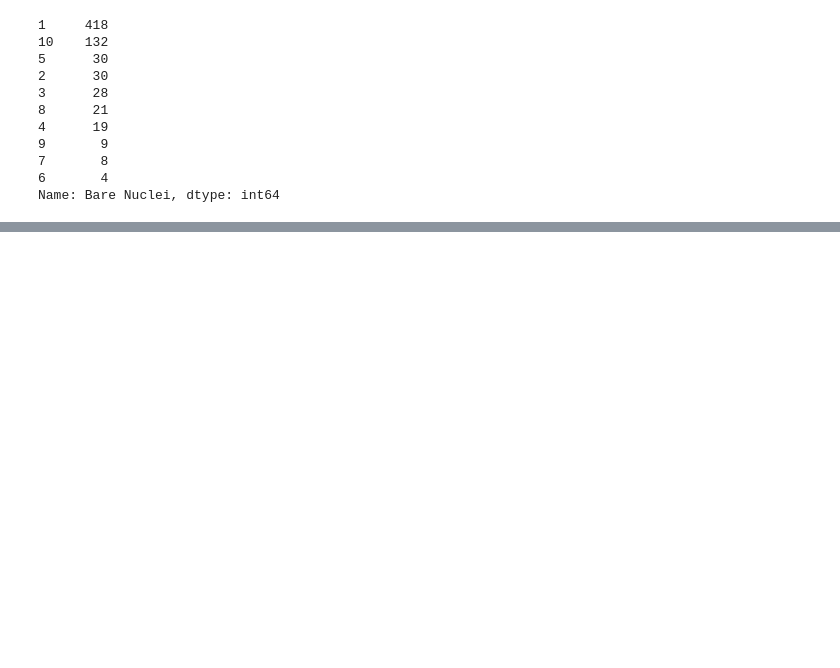
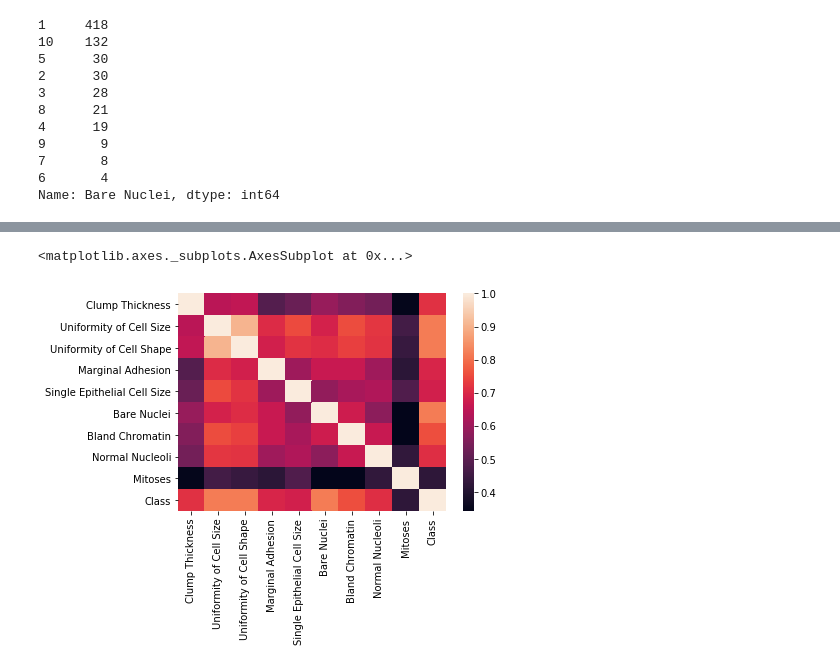
Before and after one commit to Sibusiso1995/Predict-Breast-Cancer, a Jupyter notebook: cancer.ipynb, the cells around one changed output, grey strips where cells are left out. Drawn from its saved outputs; the diff is of its cells as text; code cells hidden in the pictures; blank space fills up the shorter version.

```diff
--- a/cancer.ipynb
+++ b/cancer.ipynb
@@ -123,0 +127,6 @@ cancer.describe()
+# %%
+#correlation heatmap
+sns.heatmap(cancer.corr())
+# %% [output]
+<matplotlib.axes._subplots.AxesSubplot at 0x...>
+[figure, added]
```
Also changed, not shown: parts of 15 cells of this notebook.
